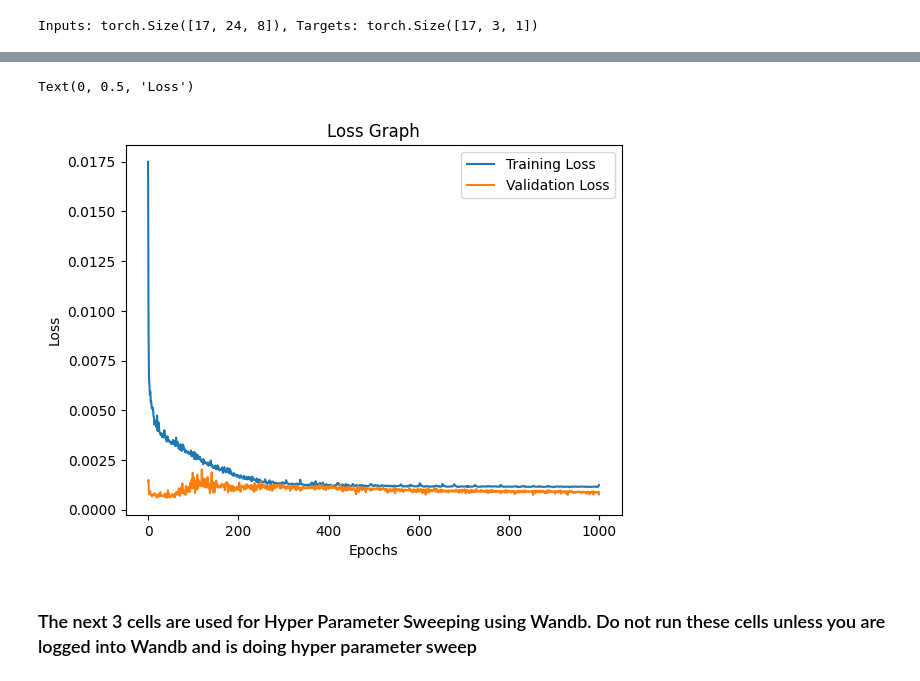
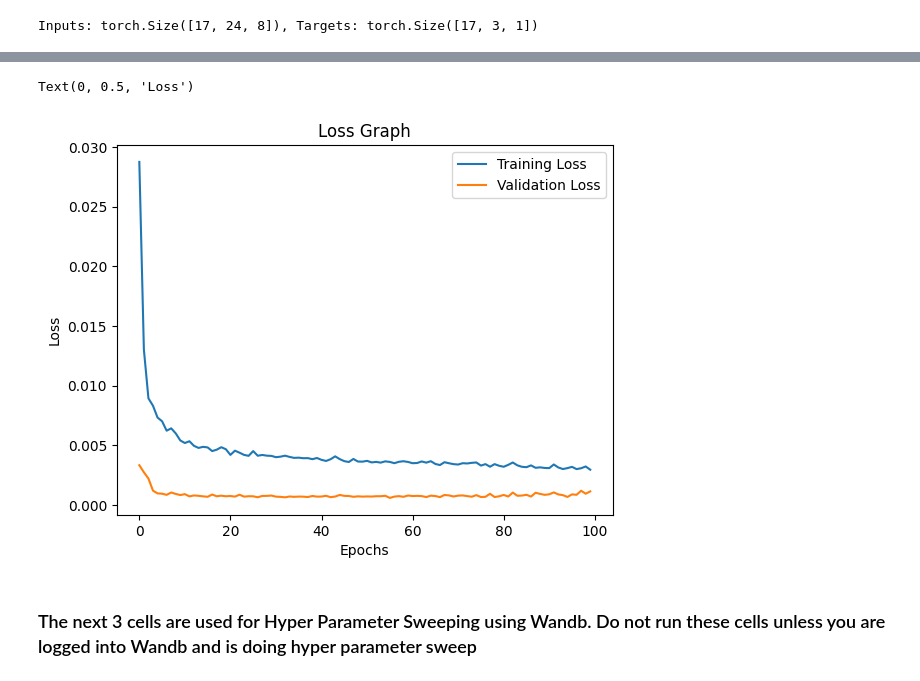
Before and after one commit to SSTengNic/DL_Project, a Jupyter notebook: 2. Taxi_Prediction BI_LSTM.ipynb, the cells around one changed output, grey strips where cells are left out. Cells and saved outputs as stored; diff of their text form; code cells hidden in the pictures.

```diff
--- a/2. Taxi_Prediction BI_LSTM.ipynb
+++ b/2. Taxi_Prediction BI_LSTM.ipynb
@@ -399,7 +400,7 @@ input_size = 8
 hidden_size = 256
 num_layers = 2 # Can be changed to stack multiple LSTM layers!
 output_size = 3
-num_epochs = 1000
+num_epochs = 100
 dataloader = train_loader
 learning_rate = 1e-3
 
@@ -435,5 +422,5 @@ Epoch 1000/1000, Loss: 0.001241, Validation Loss: 0.000774
 Text(0, 0.5, 'Loss')
-[figure, old version]
+[figure, new version]
 # %% [markdown]
 ### The next 3 cells are used for Hyper Parameter Sweeping using Wandb. Do not run these cells unless you are logged into Wandb and is doing hyper parameter sweep
 # %%
```
Also changed, not shown: parts of 3 cells of this notebook, 3 other files.
